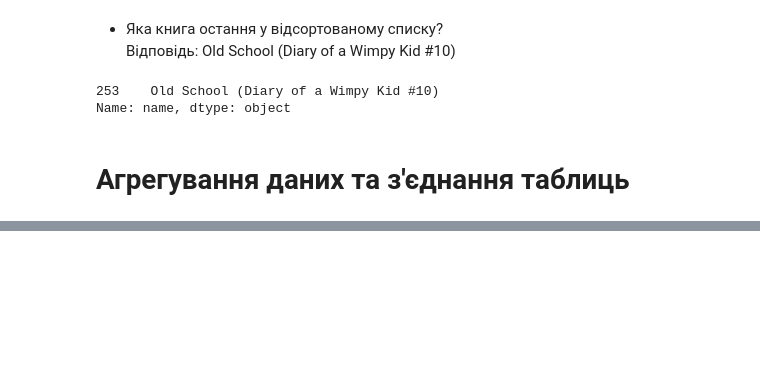
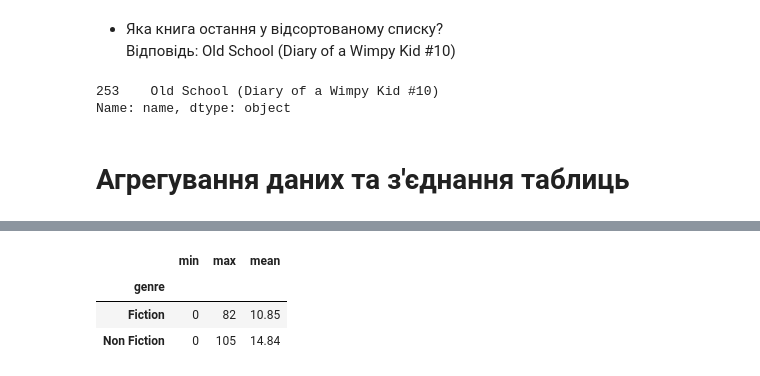
Before and after one commit to Roll1ngo/Authorization_and_authentication_synopsis, a Jupyter notebook: Hw2_3_EDA.ipynb, the cells around one changed output, grey strips where cells are left out. Saved outputs shown, nothing was run; the diff lists cells and outputs as text; code cells hidden in the pictures; blank space fills up the shorter version.

```diff
--- a/Hw2_3_EDA.ipynb
+++ b/Hw2_3_EDA.ipynb
@@ -237,0 +261,8 @@ Name: name, dtype: object
+# %%
+bsb_genre_agg_minmax_price = bsb.groupby('genre')['price'].agg(['min', 'max','mean'])
+bsb_genre_agg_minmax_price.round(2)
+# %% [output]
+|  | min | max | mean |
+| genre |  |  |  |
+| Fiction | 0 | 82 | 10.85 |
+| Non Fiction | 0 | 105 | 14.84 |
```
Also changed, not shown: parts of 12 cells of this notebook.
